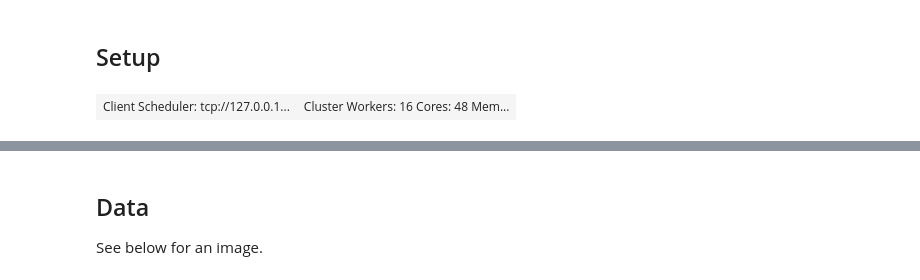
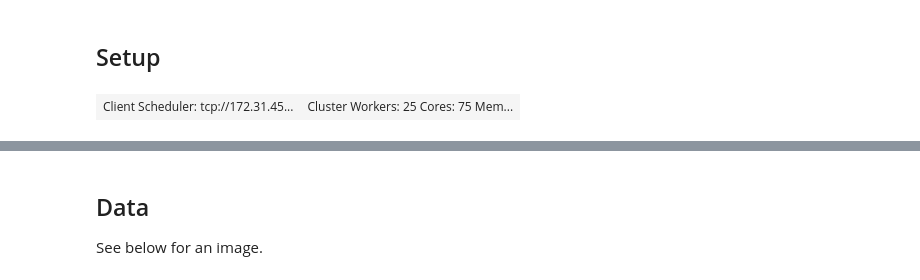
Before and after one commit to stsievert/dask-hyperband-comparison, a Jupyter notebook: Run.ipynb, the cells around one changed output, grey strips where cells are left out. Drawn from its saved outputs; the diff is of its cells as text; code cells hidden in the pictures.

```diff
--- a/Run.ipynb
+++ b/Run.ipynb
@@ -48,11 +48,12 @@ This notebook will show
 # %%
 import distributed
 from distributed import Client, LocalCluster
-cluster = LocalCluster(n_workers=16)
-client = Client(cluster)
+#cluster = LocalCluster(n_workers=16)
+#client = Client(cluster)
+client = Client("172.31.45.204:8786")
 client
 # %% [output]
-| Client Scheduler: tcp://127.0.0.1... | Cluster Workers: 16 Cores: 48 Mem... |
+| Client Scheduler: tcp://172.31.45... | Cluster Workers: 25 Cores: 75 Mem... |
 # %%
 import subprocess
 def debug_loop():
```
Also changed, not shown: parts of 26 cells of this notebook, 1 other file.
